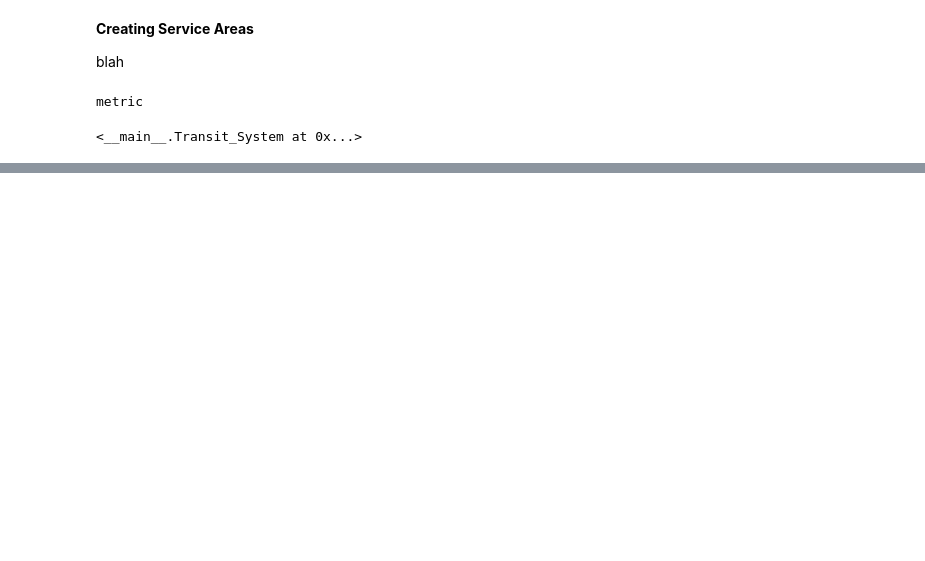
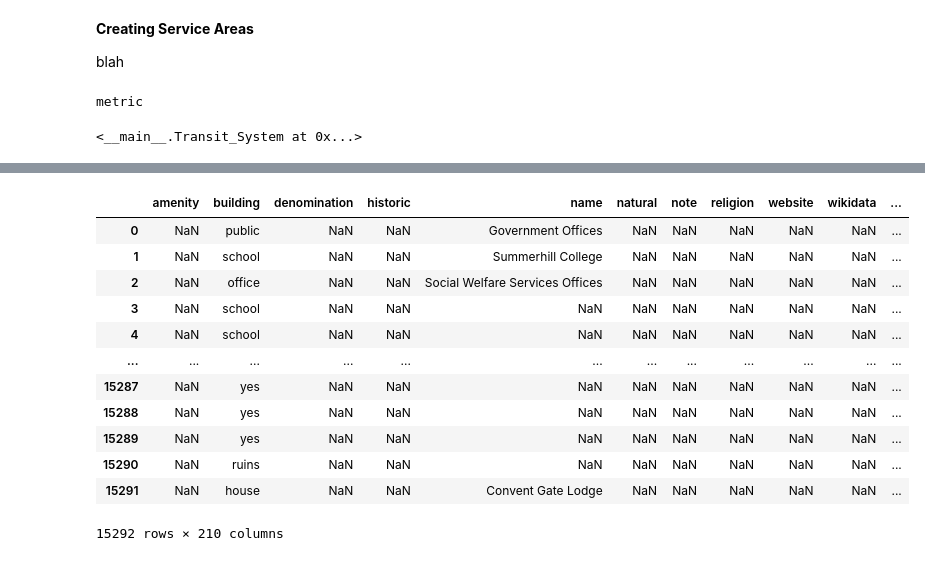
Before and after one commit to bamacgabhann/PTSA, a Jupyter notebook: PTSA.ipynb, the cells around one changed output, grey strips where cells are left out. Cells and saved outputs as stored; diff of their text form; code cells hidden in the pictures; blank space fills up the shorter version.

```diff
--- a/PTSA.ipynb
+++ b/PTSA.ipynb
@@ -233,0 +230,16 @@ service_points
+# %%
+area_buildings
+# %% [output]
+|  | amenity | building | denomination | historic | name | natural | note | religion | website | wikidata | ... |
+| 0 | NaN | public | NaN | NaN | Government Offices | NaN | NaN | NaN | NaN | NaN | ... |
+| 1 | NaN | school | NaN | NaN | Summerhill College | NaN | NaN | NaN | NaN | NaN | ... |
+| 2 | NaN | office | NaN | NaN | Social Welfare Services Offices | NaN | NaN | NaN | NaN | NaN | ... |
+| 3 | NaN | school | NaN | NaN | NaN | NaN | NaN | NaN | NaN | NaN | ... |
+| 4 | NaN | school | NaN | NaN | NaN | NaN | NaN | NaN | NaN | NaN | ... |
+| ... | ... | ... | ... | ... | ... | ... | ... | ... | ... | ... | ... |
+| 15287 | NaN | yes | NaN | NaN | NaN | NaN | NaN | NaN | NaN | NaN | ... |
+| 15288 | NaN | yes | NaN | NaN | NaN | NaN | NaN | NaN | NaN | NaN | ... |
+| 15289 | NaN | yes | NaN | NaN | NaN | NaN | NaN | NaN | NaN | NaN | ... |
+| 15290 | NaN | ruins | NaN | NaN | NaN | NaN | NaN | NaN | NaN | NaN | ... |
+| 15291 | NaN | house | NaN | NaN | Convent Gate Lodge | NaN | NaN | NaN | NaN | NaN | ... |
+15292 rows × 210 columns
```
Also changed, not shown: parts of 10 cells of this notebook, 2 other files.
